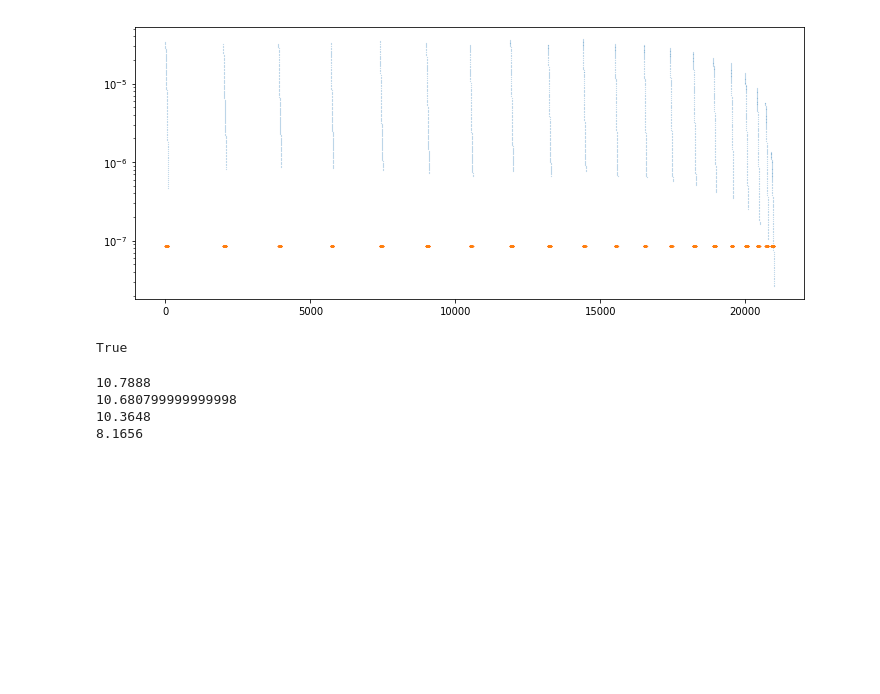
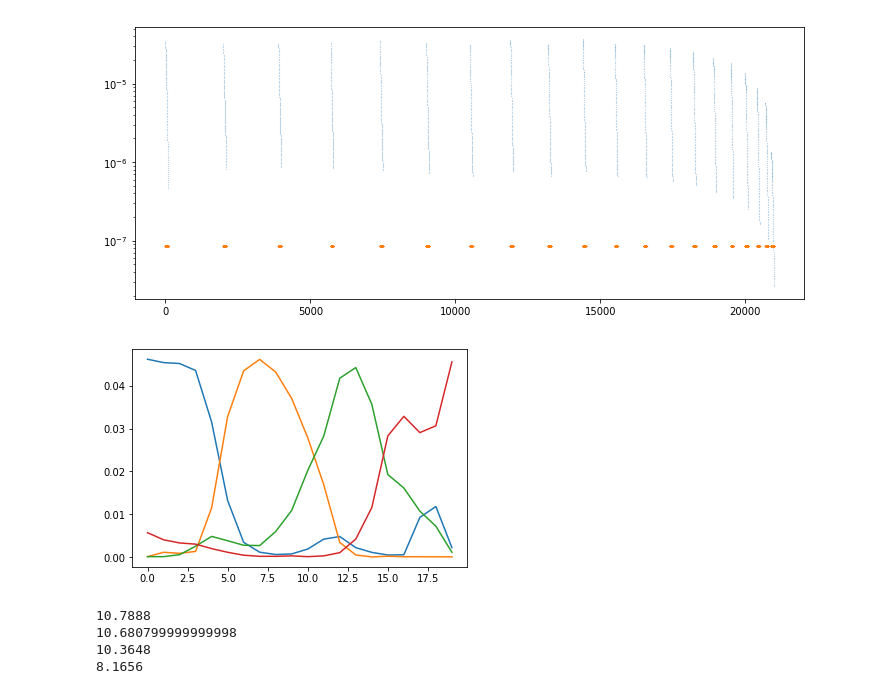
Before and after one commit to dkirkby/zotbin, a Jupyter notebook: Sandbox.ipynb, the cells around one changed output. Saved outputs shown, nothing was run; the diff lists cells and outputs as text; code cells hidden in the pictures; blank space fills up the shorter version.

```diff
--- a/Sandbox.ipynb
+++ b/Sandbox.ipynb
@@ -502,10 +502,29 @@ def init_binned_cl(zedges, what='3x2', sigma_e=0.26):
 CPU times: user 5.84 s, sys: 444 ms, total: 6.29 s
 Wall time: 5.62 s
 [figure]
-# %%
-np.allclose(cl_noise_in[0][0][:,:,0], 11818102.86004228 * np.identity(20))
-# %% [output]
-True
+# %%
+def get_binned_weights(zedges, z, idx):
+    """Calculate the weight matrix for galaxies with redshifts z and corresponding output bins idx.
+
+    Any galaxies with z < zedges[0] or z >= zedges[-1] contribute to the normalization only.
+    """
+    idx_out = np.array(idx, int)
+    assert len(z) == len(idx_out)
+    ntot = len(z)
+    nout = idx_out.max() + 1
+    nin = len(zedges) - 1
+    idx_in = np.digitize(z, zedges) - 1
+    inbounds = (idx_in >= 0) & (idx_in < nin)
+    weights = []
+    for ibin in range(nout):
+        weights.append(np.bincount(idx_in[(idx_out == ibin) & inbounds], minlength=nin))
+    return np.vstack(weights) / ntot
+# %%
+w = get_binned_weights(zedges, z_rf, idx_rf)
+# %%
+plt.plot(w.T);
+# %% [output]
+[figure, added]
 # %%
 def get_binned_cl(z, idx, gals_per_arcmin2, zedges, ngals, cl_in, nl_in):
 
```
